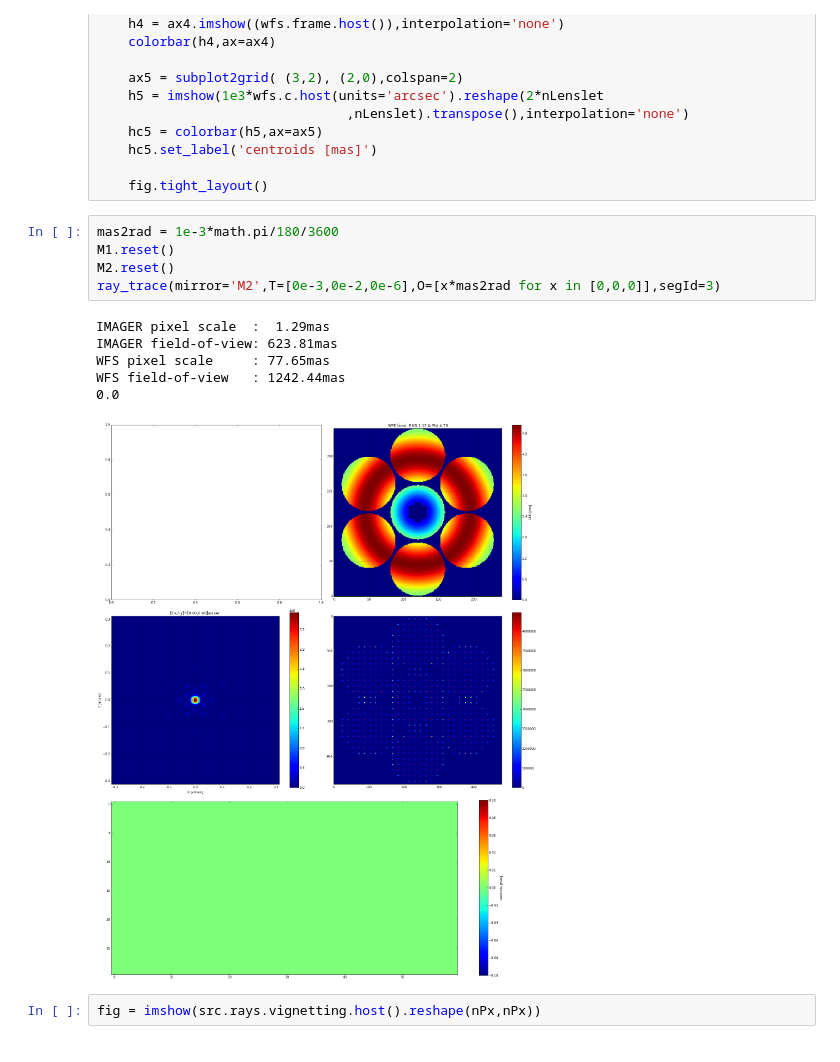
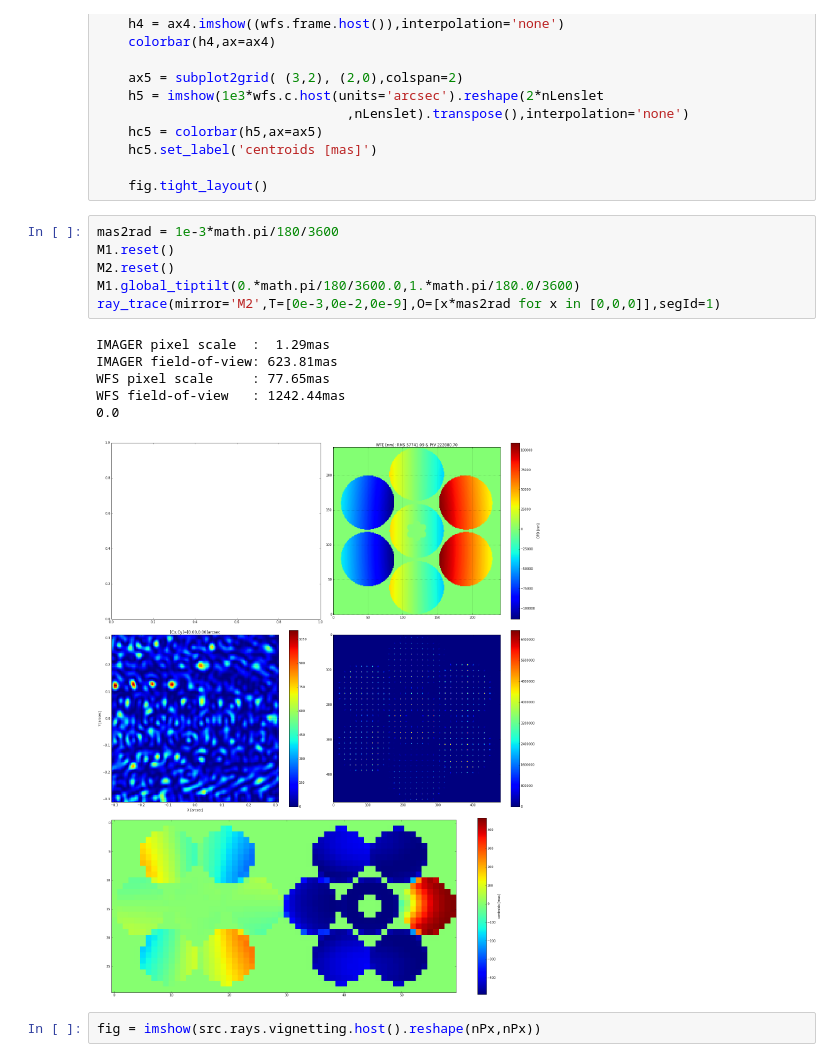
Before and after one commit to rconan/CEO, a Jupyter notebook: python/notebooks/rayTracing/GMT-Segmented-Aperture-Interactive.ipynb, the cells around one changed output. Saved outputs shown, nothing was run; the diff lists cells and outputs as text.

Commit message:
GMT M1 GLOBAL TIP-TILT

```diff
--- a/python/notebooks/rayTracing/GMT-Segmented-Aperture-Interactive.ipynb
+++ b/python/notebooks/rayTracing/GMT-Segmented-Aperture-Interactive.ipynb
@@ -182,15 +182,16 @@ def ray_trace(mirror='M1',T=[0,0,0],O=[0,0,0],segId=0):
 # %%
 mas2rad = 1e-3*math.pi/180/3600
 M1.reset()
 M2.reset()
-ray_trace(mirror='M2',T=[0e-3,0e-2,0e-6],O=[x*mas2rad for x in [0,0,0]],segId=3)
+M1.global_tiptilt(0.*math.pi/180/3600.0,1.*math.pi/180.0/3600)
+ray_trace(mirror='M2',T=[0e-3,0e-2,0e-9],O=[x*mas2rad for x in [0,0,0]],segId=1)
 # %% [output]
 IMAGER pixel scale  :  1.29mas
 IMAGER field-of-view: 623.81mas
 WFS pixel scale     : 77.65mas
 WFS field-of-view   : 1242.44mas
 0.0
-[figure, old version]
+[figure, new version]
 # %%
 fig = imshow(src.rays.vignetting.host().reshape(nPx,nPx))
 # %% [output]
```
Also changed, not shown: 3 other files.
